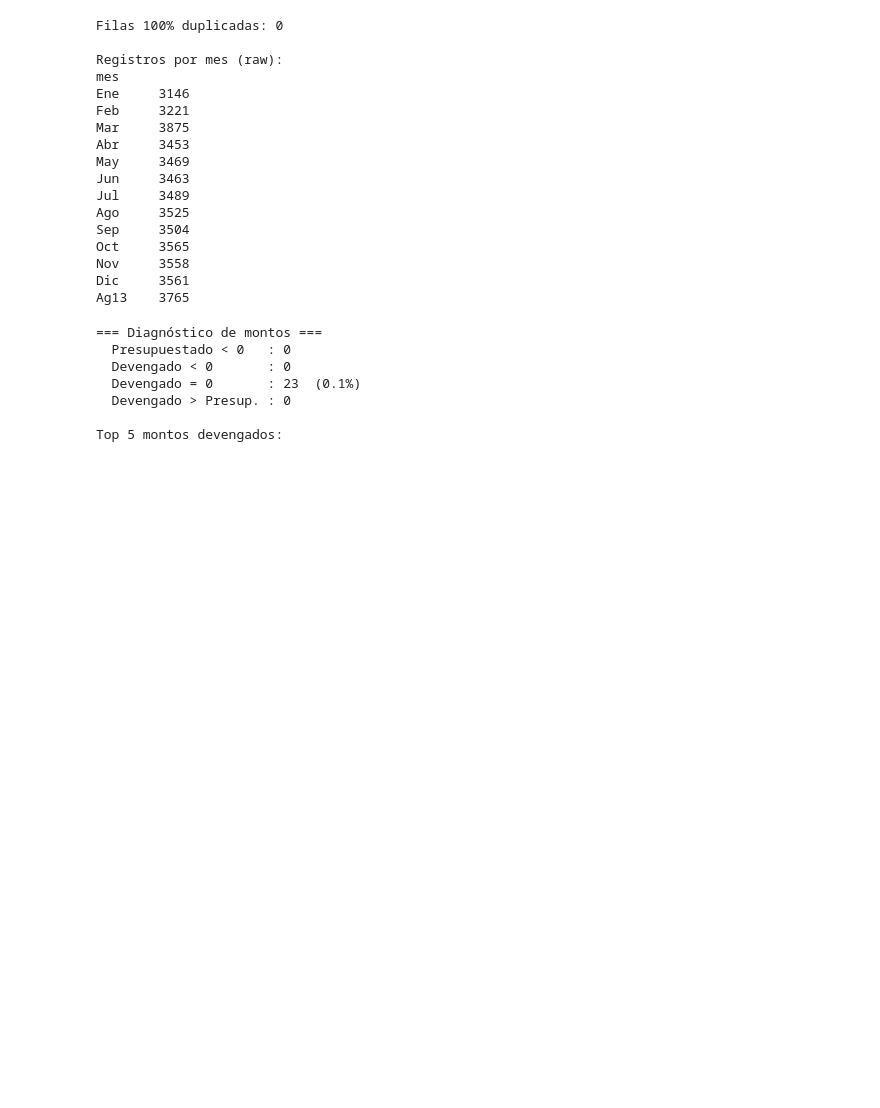
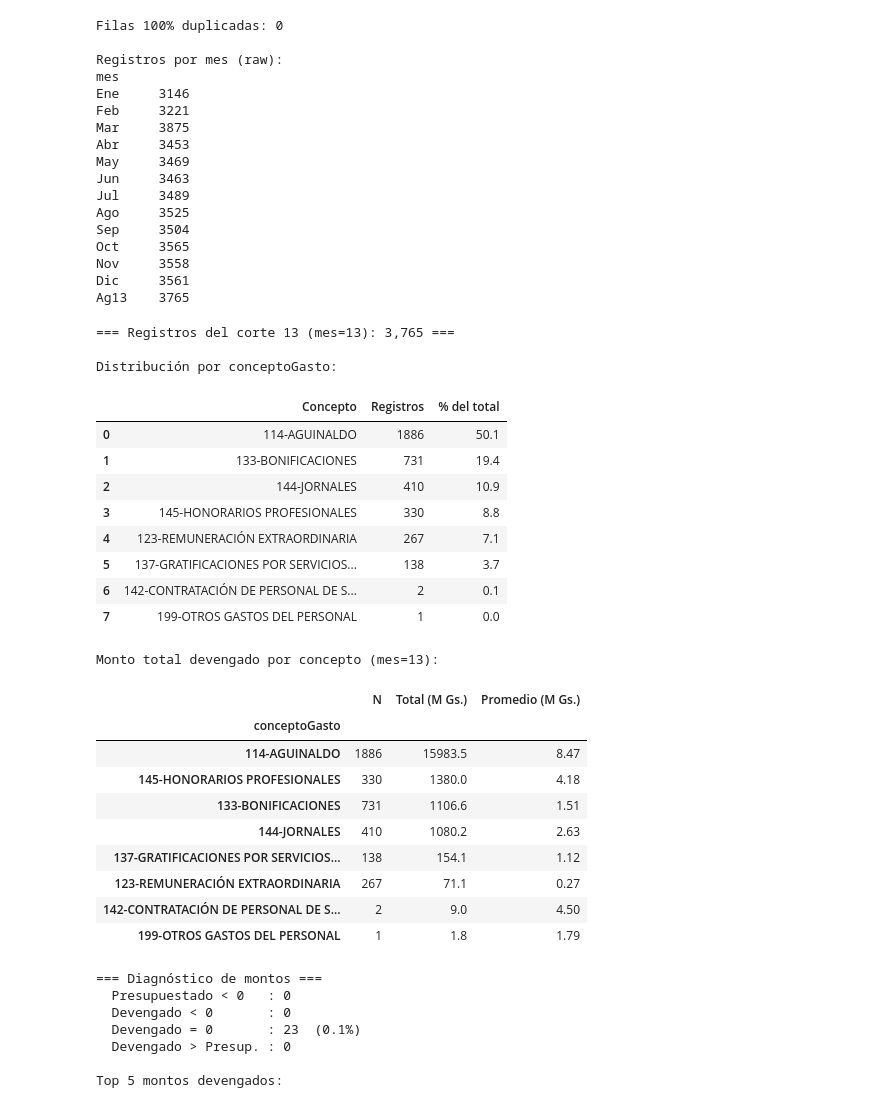
Before and after one commit to bethavila17/eda-nomina-diputados, a Jupyter notebook: notebooks/TP_Final_Pipeline_Ciencia_Datos.ipynb, the cells around one changed output. Saved outputs shown, nothing was run; the diff lists cells and outputs as text; code cells hidden in the pictures; blank space fills up the shorter version.

```diff
--- a/notebooks/TP_Final_Pipeline_Ciencia_Datos.ipynb
+++ b/notebooks/TP_Final_Pipeline_Ciencia_Datos.ipynb
@@ -220,6 +220,57 @@ Oct     3565
 Nov     3558
 Dic     3561
 Ag13    3765
+# %%
+# 1.5b Análisis del corte 13 — ¿Qué concepto de gasto tienen los registros anulados?
+df_mes13 = df_raw[df_raw['mes'] == 13].copy()
+print(f'=== Registros del corte 13 (mes=13): {len(df_mes13):,} ===')
+print()
+
+# Distribución por concepto de gasto
+print('Distribución por conceptoGasto:')
+cg_13 = df_mes13['conceptoGasto'].value_counts()
+display(pd.DataFrame({
+    'Concepto': cg_13.index,
+    'Registros': cg_13.values,
+    '% del total': (cg_13.values / len(df_mes13) * 100).round(1)
+}))
+
+print()
+# Montos promedio y total por concepto
+print('Monto total devengado por concepto (mes=13):')
+monto_13 = (
+    df_mes13.groupby('conceptoGasto')['montoDevengado']
+    .agg(['sum','mean','count'])
+    .rename(columns={'sum':'Total (Gs.)','mean':'Promedio (Gs.)','count':'N'})
+    .sort_values('Total (Gs.)', ascending=False)
+)
+monto_13['Total (M Gs.)']   = (monto_13['Total (Gs.)']   / 1e6).round(1)
+monto_13['Promedio (M Gs.)']= (monto_13['Promedio (Gs.)'] / 1e6).round(2)
+display(monto_13[['N','Total (M Gs.)','Promedio (M Gs.)']])
+# %% [output]
+=== Registros del corte 13 (mes=13): 3,765 ===
+
+Distribución por conceptoGasto:
+|  | Concepto | Registros | % del total |
+| 0 | 114-AGUINALDO | 1886 | 50.1 |
+| 1 | 133-BONIFICACIONES | 731 | 19.4 |
+| 2 | 144-JORNALES | 410 | 10.9 |
+| 3 | 145-HONORARIOS PROFESIONALES | 330 | 8.8 |
+| 4 | 123-REMUNERACIÓN EXTRAORDINARIA | 267 | 7.1 |
+| 5 | 137-GRATIFICACIONES POR SERVICIOS... | 138 | 3.7 |
+| 6 | 142-CONTRATACIÓN DE PERSONAL DE S... | 2 | 0.1 |
+| 7 | 199-OTROS GASTOS DEL PERSONAL | 1 | 0.0 |
+Monto total devengado por concepto (mes=13):
+|  | N | Total (M Gs.) | Promedio (M Gs.) |
+| conceptoGasto |  |  |  |
+| 114-AGUINALDO | 1886 | 15983.5 | 8.47 |
+| 145-HONORARIOS PROFESIONALES | 330 | 1380.0 | 4.18 |
+| 133-BONIFICACIONES | 731 | 1106.6 | 1.51 |
+| 144-JORNALES | 410 | 1080.2 | 2.63 |
+| 137-GRATIFICACIONES POR SERVICIOS... | 138 | 154.1 | 1.12 |
+| 123-REMUNERACIÓN EXTRAORDINARIA | 267 | 71.1 | 0.27 |
+| 142-CONTRATACIÓN DE PERSONAL DE S... | 2 | 9.0 | 4.50 |
+| 199-OTROS GASTOS DEL PERSONAL | 1 | 1.8 | 1.79 |
 # %%
 # 1.6 Anomalías en montos
 print('=== Diagnóstico de montos ===')
```
Also changed, not shown: parts of 6 cells of this notebook, 2 other files.
